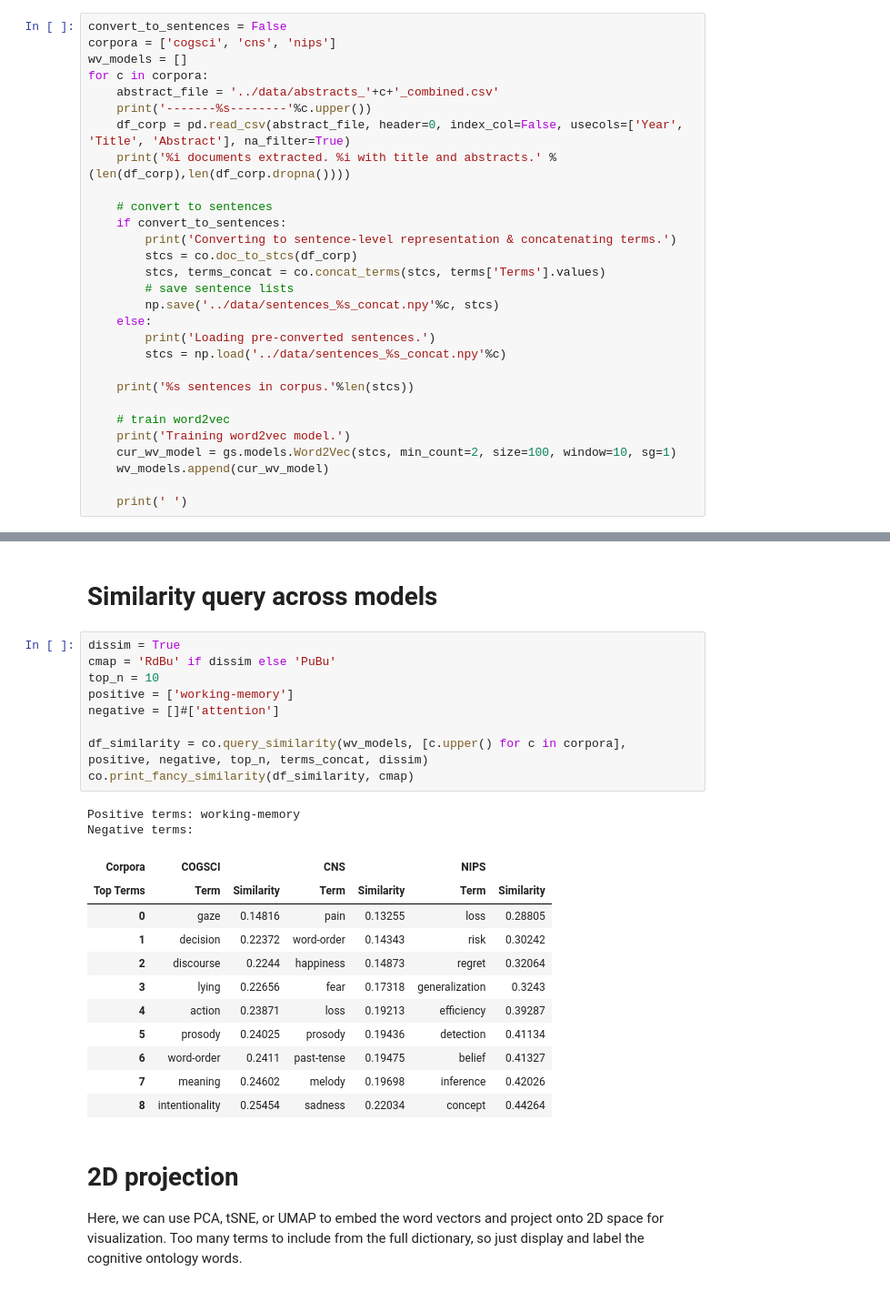
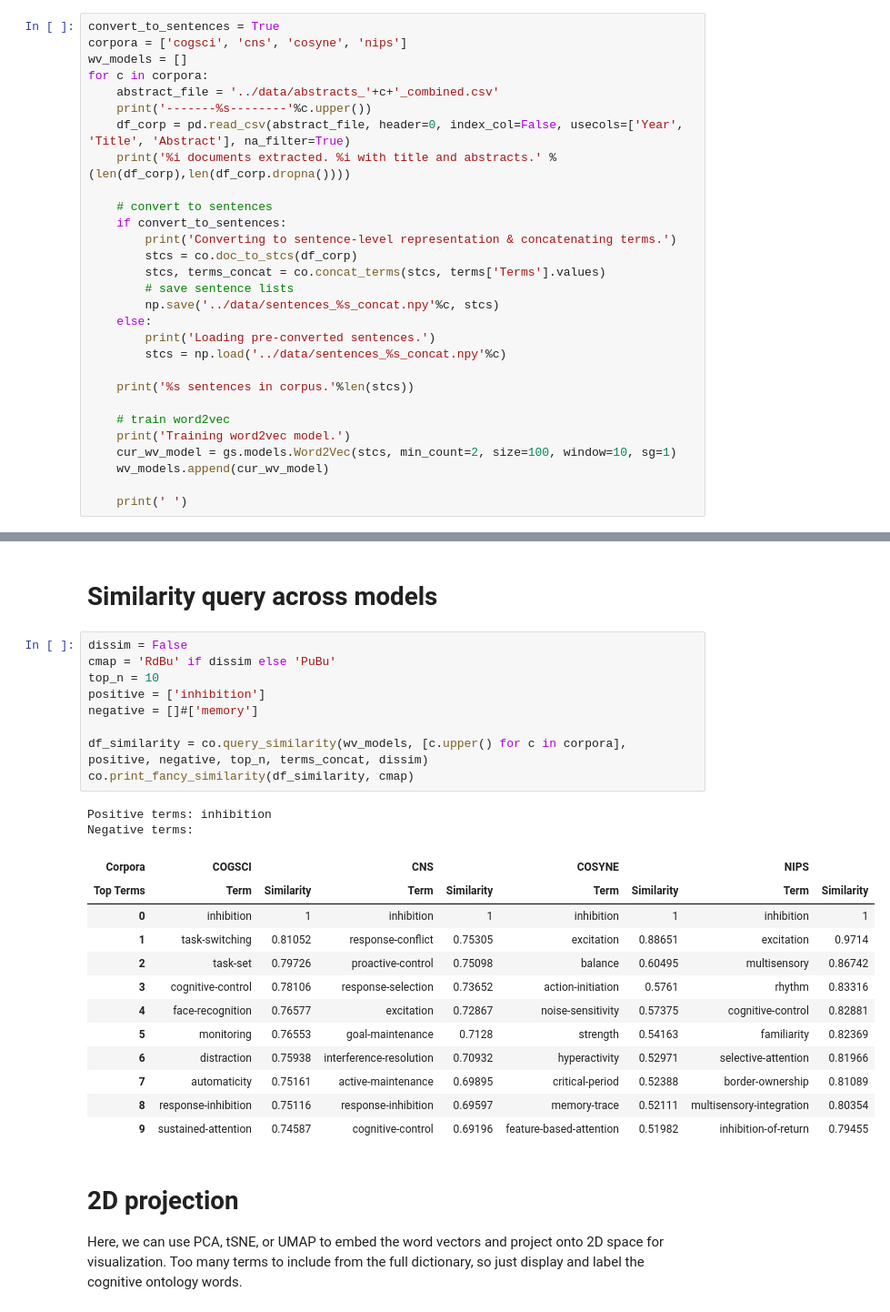
Before and after one commit to voytekresearch/IdentityCrisis, a Jupyter notebook: notebooks/2_analysis_word2vec-allcorpora.ipynb, the cells around one changed output, grey strips where cells are left out. Shown: that part at 91% size. Drawn from its saved outputs; the diff is of its cells as text.

```diff
--- a/notebooks/2_analysis_word2vec-allcorpora.ipynb
+++ b/notebooks/2_analysis_word2vec-allcorpora.ipynb
@@ -37,8 +32,8 @@ terms_file = '../data/cogatlas_terms.txt'
 terms = pd.read_csv(terms_file, delimiter='\n', names=['Terms'])
 terms_concat = co.concat_terms([],terms['Terms'],convert_docs=False)
 # %%
-convert_to_sentences = False
-corpora = ['cogsci', 'cns', 'nips']
+convert_to_sentences = True
+corpora = ['cogsci', 'cns', 'cosyne', 'nips']
 wv_models = []
 for c in corpora:
     abstract_file = '../data/abstracts_'+c+'_combined.csv'
@@ -86,28 +81,29 @@ Training word2vec model.
 # %% [markdown]
 # Similarity query across models
 # %%
-dissim = True
+dissim = False
 cmap = 'RdBu' if dissim else 'PuBu'
 top_n = 10
-positive = ['working-memory']
-negative = []#['attention']
+positive = ['inhibition']
+negative = []#['memory']
 
 df_similarity = co.query_similarity(wv_models, [c.upper() for c in corpora], positive, negative, top_n, terms_concat, dissim)
 co.print_fancy_similarity(df_similarity, cmap)
 # %% [output]
-Positive terms: working-memory
+Positive terms: inhibition
 Negative terms:
-| Corpora | COGSCI |  | CNS |  | NIPS |  |
-| Top Terms | Term | Similarity | Term | Similarity | Term | Similarity |
-| 0 | gaze | 0.14816 | pain | 0.13255 | loss | 0.28805 |
-| 1 | decision | 0.22372 | word-order | 0.14343 | risk | 0.30242 |
-| 2 | discourse | 0.2244 | happiness | 0.14873 | regret | 0.32064 |
-| 3 | lying | 0.22656 | fear | 0.17318 | generalization | 0.3243 |
-| 4 | action | 0.23871 | loss | 0.19213 | efficiency | 0.39287 |
-| 5 | prosody | 0.24025 | prosody | 0.19436 | detection | 0.41134 |
-| 6 | word-order | 0.2411 | past-tense | 0.19475 | belief | 0.41327 |
-| 7 | meaning | 0.24602 | melody | 0.19698 | inference | 0.42026 |
-| 8 | intentionality | 0.25454 | sadness | 0.22034 | concept | 0.44264 |
+| Corpora | COGSCI |  | CNS |  | COSYNE |  | NIPS |  |
+| Top Terms | Term | Similarity | Term | Similarity | Term | Similarity | Term | Similarity |
+| 0 | inhibition | 1 | inhibition | 1 | inhibition | 1 | inhibition | 1 |
+| 1 | task-switching | 0.81052 | response-conflict | 0.75305 | excitation | 0.88651 | excitation | 0.9714 |
+| 2 | task-set | 0.79726 | proactive-control | 0.75098 | balance | 0.60495 | multisensory | 0.86742 |
+| 3 | cognitive-control | 0.78106 | response-selection | 0.73652 | action-initiation | 0.5761 | rhythm | 0.83316 |
+| 4 | face-recognition | 0.76577 | excitation | 0.72867 | noise-sensitivity | 0.57375 | cognitive-control | 0.82881 |
+| 5 | monitoring | 0.76553 | goal-maintenance | 0.7128 | strength | 0.54163 | familiarity | 0.82369 |
+| 6 | distraction | 0.75938 | interference-resolution | 0.70932 | hyperactivity | 0.52971 | selective-attention | 0.81966 |
+| 7 | automaticity | 0.75161 | active-maintenance | 0.69895 | critical-period | 0.52388 | border-ownership | 0.81089 |
+| 8 | response-inhibition | 0.75116 | response-inhibition | 0.69597 | memory-trace | 0.52111 | multisensory-integration | 0.80354 |
+| 9 | sustained-attention | 0.74587 | cognitive-control | 0.69196 | feature-based-attention | 0.51982 | inhibition-of-return | 0.79455 |
 # %% [markdown]
 # 2D projection
 Here, we can use PCA, tSNE, or UMAP to embed the word vectors and project onto 2D space for visualization.
```
Also changed, not shown: parts of 5 cells of this notebook, 33 other files.
